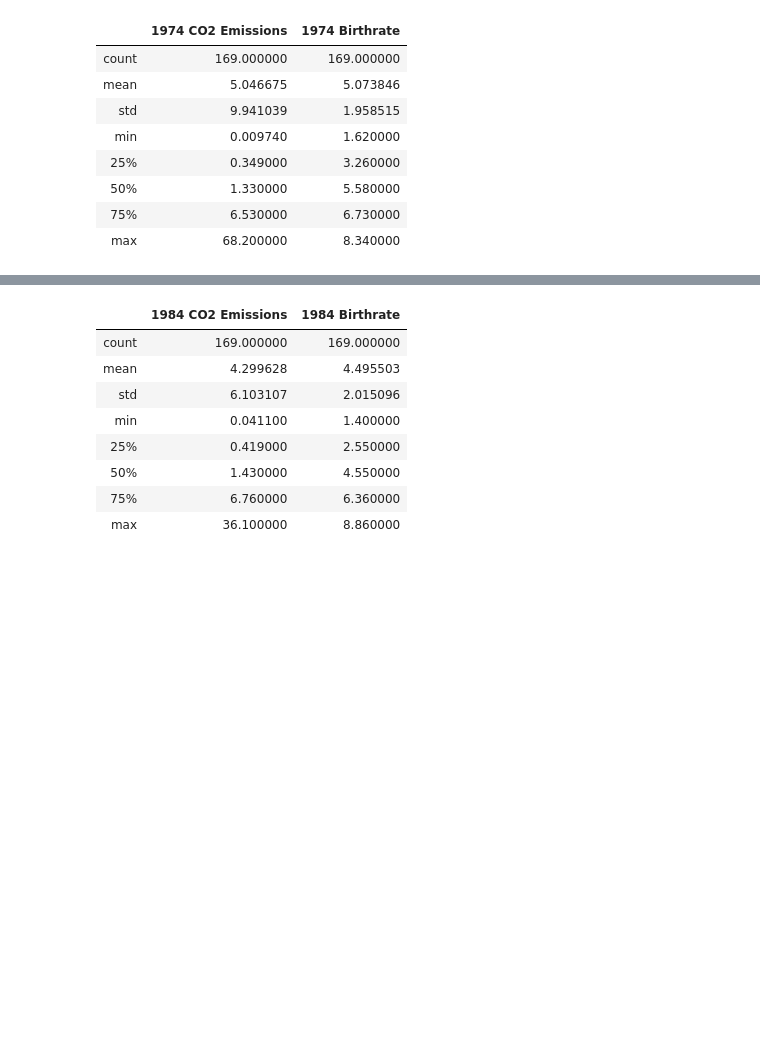
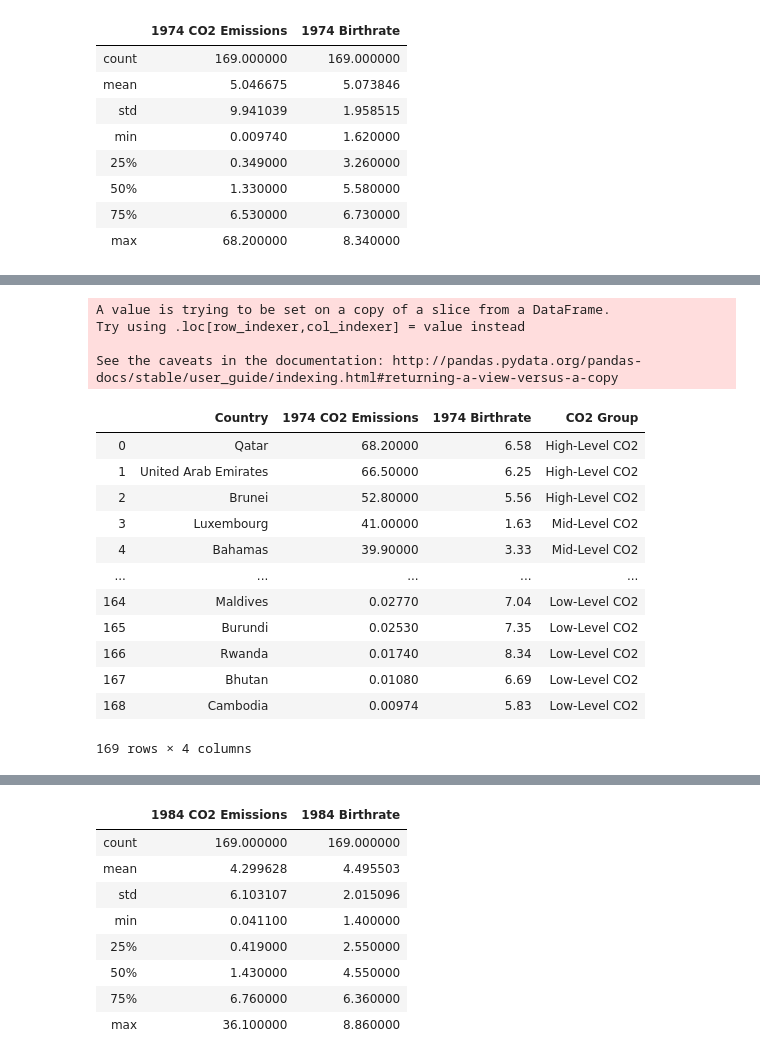
Before and after one commit to VallieTracy/project-one, a Jupyter notebook: Team_Awesome_Project_1.ipynb, the cells around one changed output, grey strips where cells are left out. Cells and saved outputs as stored; diff of their text form; code cells hidden in the pictures; blank space fills up the shorter version.

```diff
--- a/Team_Awesome_Project_1.ipynb
+++ b/Team_Awesome_Project_1.ipynb
@@ -681,0 +706,22 @@ df_1974.describe()
+# %%
+#place the data series into a new column inside of the DataFrame
+df_1974["CO2 Group"] = pd.cut(df_1974["1974 CO2 Emissions"], bins, labels=group_labels)
+df_1974
+# %% [output]
+A value is trying to be set on a copy of a slice from a DataFrame.
+Try using .loc[row_indexer,col_indexer] = value instead
+
+See the caveats in the documentation: http://pandas.pydata.org/pandas-docs/stable/user_guide/indexing.html#returning-a-view-versus-a-copy
+|  | Country | 1974 CO2 Emissions | 1974 Birthrate | CO2 Group |
+| 0 | Qatar | 68.20000 | 6.58 | High-Level CO2 |
+| 1 | United Arab Emirates | 66.50000 | 6.25 | High-Level CO2 |
+| 2 | Brunei | 52.80000 | 5.56 | High-Level CO2 |
+| 3 | Luxembourg | 41.00000 | 1.63 | Mid-Level CO2 |
+| 4 | Bahamas | 39.90000 | 3.33 | Mid-Level CO2 |
+| ... | ... | ... | ... | ... |
+| 164 | Maldives | 0.02770 | 7.04 | Low-Level CO2 |
+| 165 | Burundi | 0.02530 | 7.35 | Low-Level CO2 |
+| 166 | Rwanda | 0.01740 | 8.34 | Low-Level CO2 |
+| 167 | Bhutan | 0.01080 | 6.69 | Low-Level CO2 |
+| 168 | Cambodia | 0.00974 | 5.83 | Low-Level CO2 |
+169 rows × 4 columns
```
Also changed, not shown: parts of 6 cells of this notebook.
